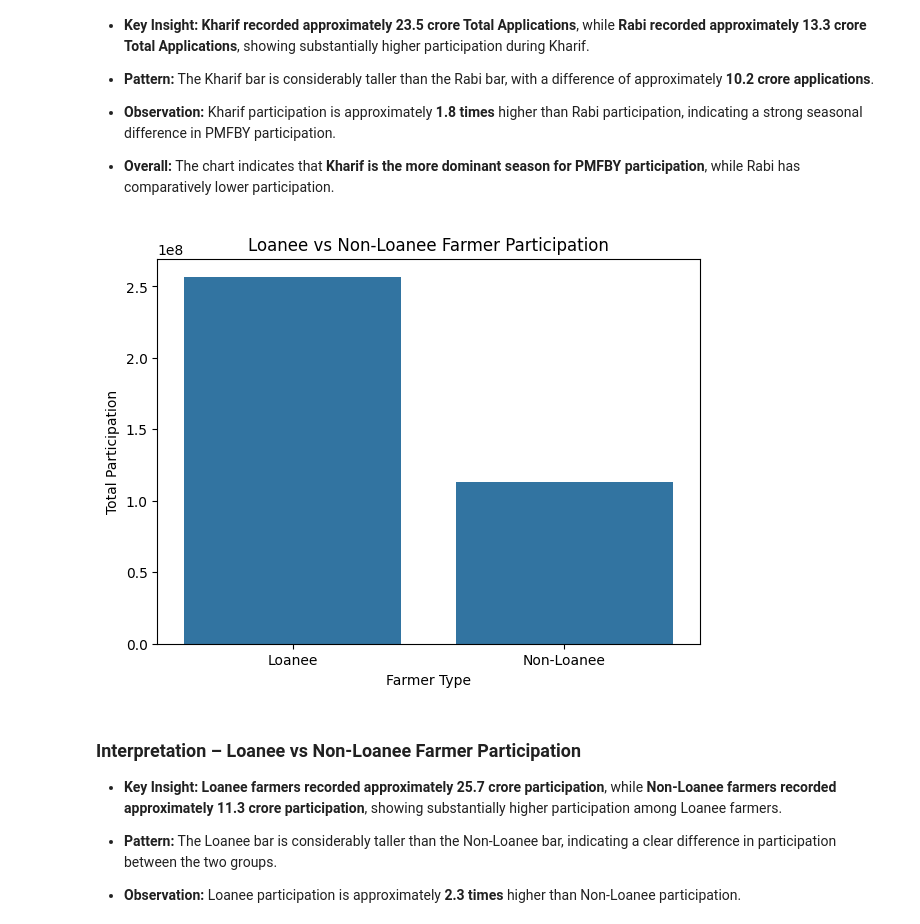
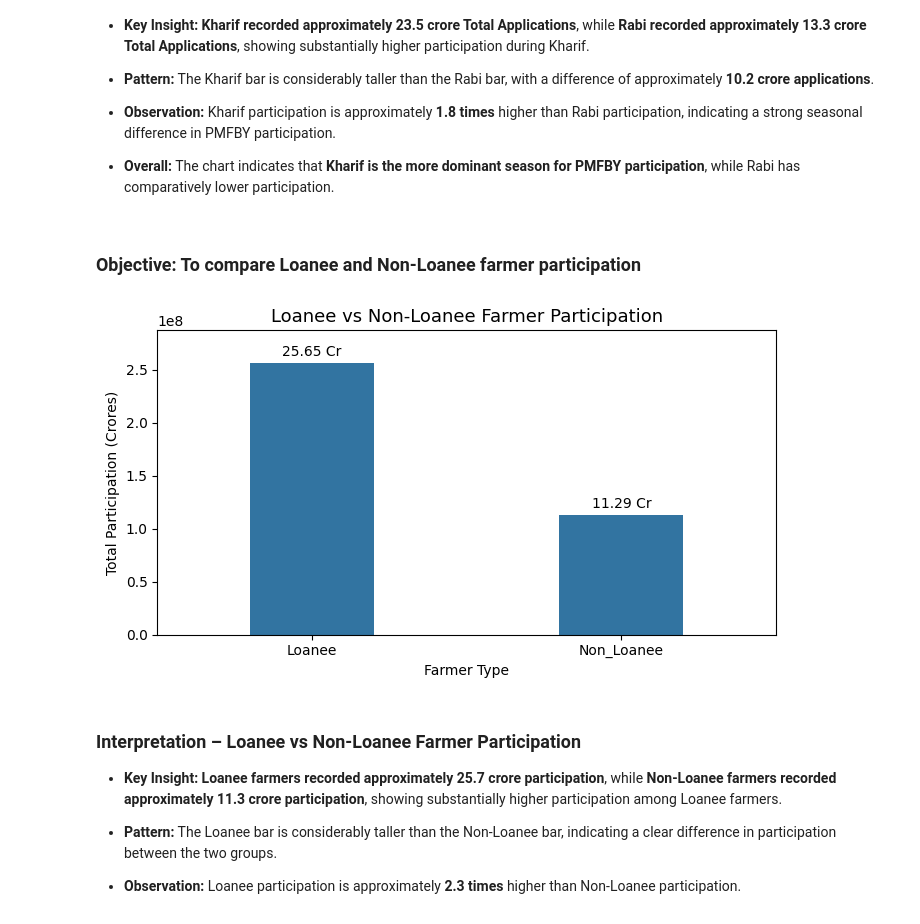
Before and after one commit to sowmiyavetrivel28-git/-PMFBY-District-Crop-Insurance-Analysis-Using-Python_2018-2022-, a Jupyter notebook: pythonProject.ipynb, the cells around one changed output. Drawn from its saved outputs; the diff is of its cells as text; code cells hidden in the pictures.

```diff
--- a/pythonProject.ipynb
+++ b/pythonProject.ipynb
@@ -1458,33 +1410,48 @@ plt.show()
 - **Observation:** Kharif participation is approximately **1.8 times** higher than Rabi participation, indicating a strong seasonal difference in PMFBY participation.
 
 - **Overall:** The chart indicates that **Kharif is the more dominant season for PMFBY participation**, while Rabi has comparatively lower participation.
+# %% [markdown]
+### Objective: To compare Loanee and Non-Loanee farmer participation
 # %%
-# Bivariate Analysis – Loanee vs Non-Loanee
+# Bivariate Analysis – Loanee vs Non-Loanee Participation
 
-#Comparison of Loanee and Non-Loanee Farmer Participation
+# Calculate total Loanee and Non-Loanee participation
+farmer_type = df[["Loanee", "Non_Loanee"]].sum()
 
-farmer_type = pd.DataFrame({
-    "Farmer_Type": ["Loanee", "Non-Loanee"],
-    "Total_Participation": [
-        df["Loanee"].sum(),
-        df["Non_Loanee"].sum()
-    ]
-})
+# Create the bar chart
+plt.figure(figsize=(7, 4))
 
-plt.figure(figsize=(7, 5))
-
-sns.barplot(
-    data=farmer_type,
-    x="Farmer_Type",
-    y="Total_Participation"
+ax = sns.barplot(
+    x=farmer_type.index,
+    y=farmer_type.values,
+    width=0.4
 )
 
-plt.title("Loanee vs Non-Loanee Farmer Participation")
+# Add data labels in Crores
+for bar, value in zip(ax.patches, farmer_type.values):
+    ax.annotate(
+        f"{value/1e7:.2f} Cr",
+        (bar.get_x() + bar.get_width()/2, bar.get_height()),
+        ha="center",
+        va="bottom",
+        xytext=(0, 3),
+        textcoords="offset points"
+    )
+
+# Set chart title and axis labels
+plt.title("Loanee vs Non-Loanee Farmer Participation", fontsize=13)
 plt.xlabel("Farmer Type")
-plt.ylabel("Total Participation")
+plt.ylabel("Total Participation (Crores)")
+
+# Format the chart
+plt.grid(False)
+plt.ylim(0, farmer_type.max() * 1.12)
+plt.tight_layout()
+
+# Display the chart
 plt.show()
 # %% [output]
-[figure, old version]
+[figure, new version]
 # %% [markdown]
 ### Interpretation – Loanee vs Non-Loanee Farmer Participation
 
```
Also changed, not shown: parts of 35 cells of this notebook.
